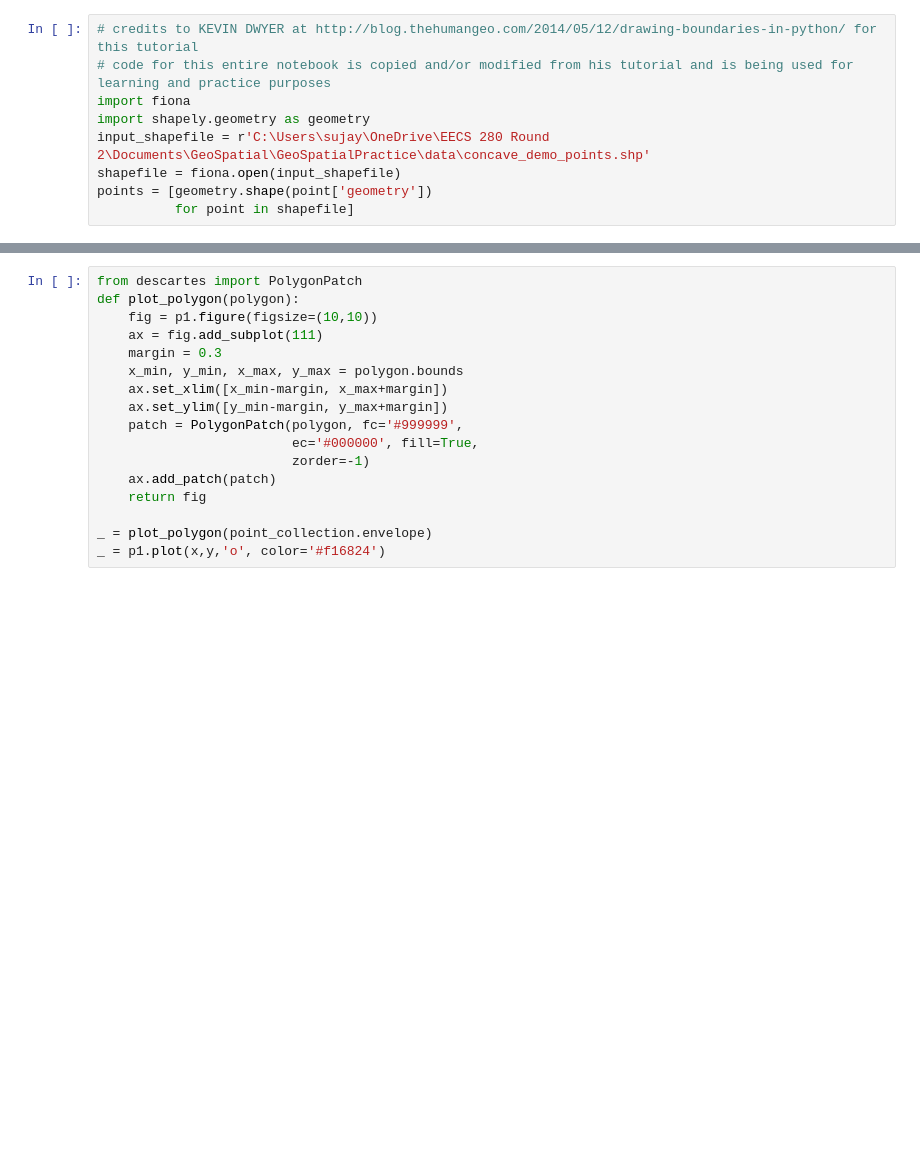
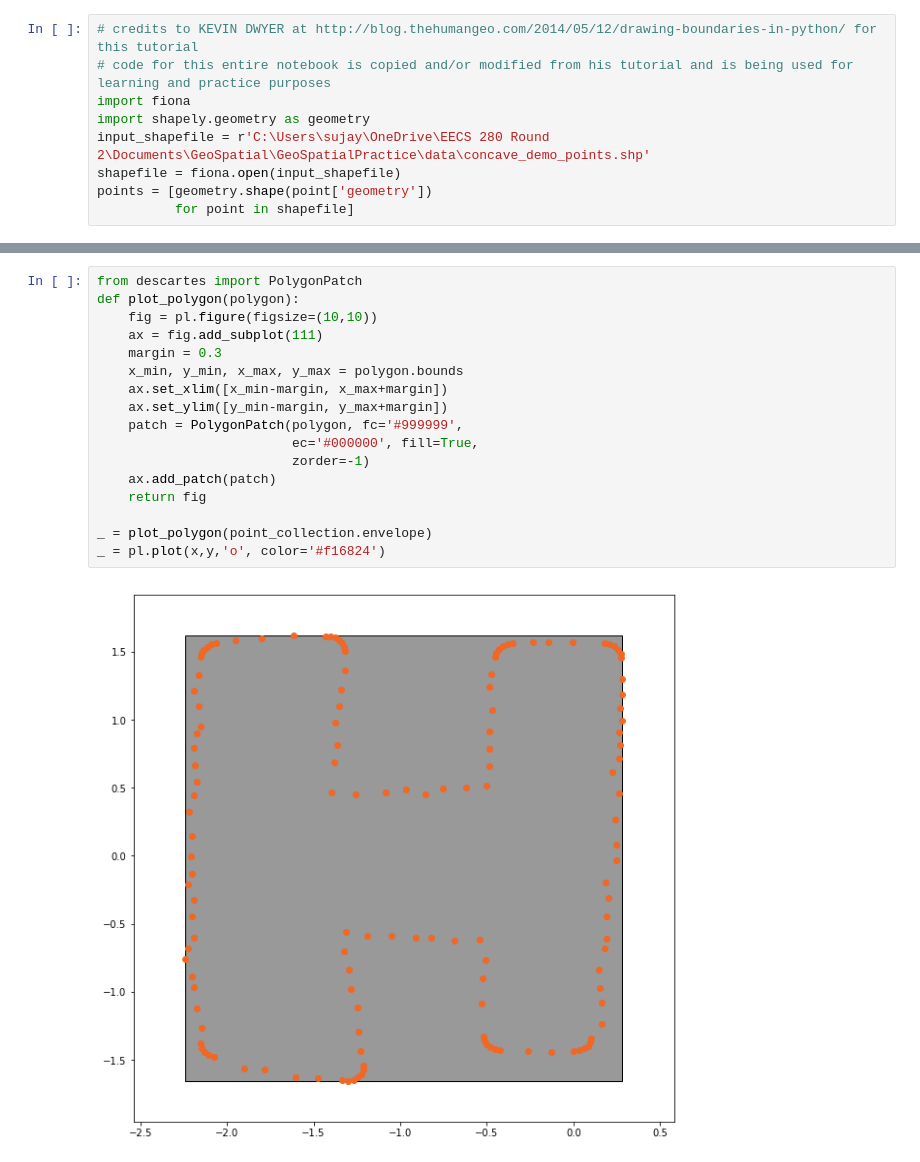
Before and after one commit to TheOriginalSujay/GeoSpatialPractice, a Jupyter notebook: delaunayAlgoTutorial.ipynb, the cells around one changed output, grey strips where cells are left out. Cells and saved outputs as stored; diff of their text form; blank space fills up the shorter version.

```diff
--- a/delaunayAlgoTutorial.ipynb
+++ b/delaunayAlgoTutorial.ipynb
@@ -23,20 +23,22 @@ NameError: name 'points' is not defined
 # %%
 from descartes import PolygonPatch
 def plot_polygon(polygon):
-    fig = p1.figure(figsize=(10,10))
+    fig = pl.figure(figsize=(10,10))
     ax = fig.add_subplot(111)
     margin = 0.3
     x_min, y_min, x_max, y_max = polygon.bounds
     ax.set_xlim([x_min-margin, x_max+margin])
     ax.set_ylim([y_min-margin, y_max+margin])
     patch = PolygonPatch(polygon, fc='#999999',
                          ec='#000000', fill=True,
                          zorder=-1)
     ax.add_patch(patch)
     return fig
 
 _ = plot_polygon(point_collection.envelope)
-_ = p1.plot(x,y,'o', color='#f16824')
+_ = pl.plot(x,y,'o', color='#f16824')
+# %% [output]
+[figure, added]
 # %%
 convex_hull_polygon = point_collection.convex_hull
 _ = plot_polygon(convex_hull_polygon)
```
Also changed, not shown: parts of 7 cells of this notebook.
